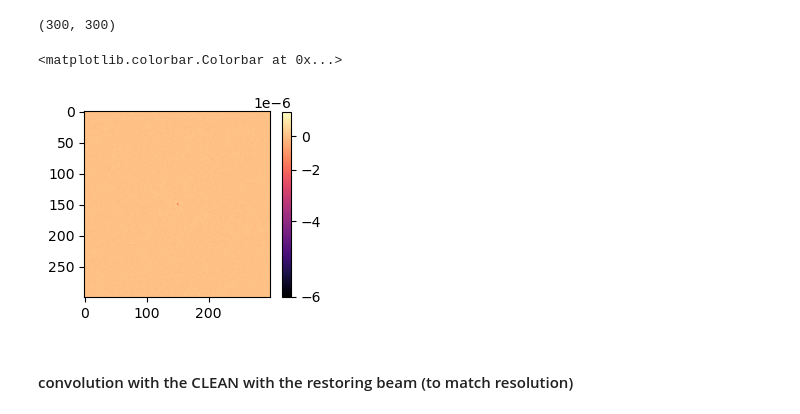
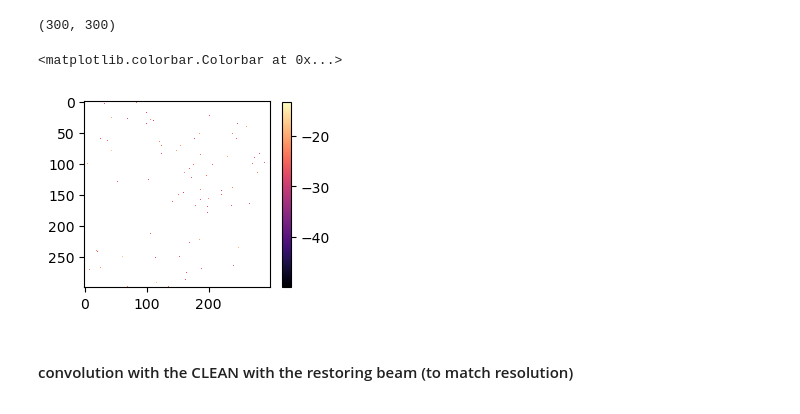
Before and after one commit to mariajmellado/frank2d, a Jupyter notebook: Notebooks/46_Testing_Frank2D_Oficial.ipynb, the cells around one changed output. Cells and saved outputs as stored; diff of their text form; code cells hidden in the pictures.

```diff
--- a/Notebooks/46_Testing_Frank2D_Oficial.ipynb
+++ b/Notebooks/46_Testing_Frank2D_Oficial.ipynb
@@ -209,7 +208,7 @@ y0, y1 = ys.min(), ys.max() + 1
 x0, x1 = xs.min(), xs.max() + 1
 
 # --- coherent crops (data and coordinate grids) ---
-data_c = data_shifted[y0:y1, x0:x1]
-X_as_c = X_as[y0:y1, x0:x1]
-Y_as_c = Y_as[y0:y1, x0:x1]
+data_clean = data_shifted[y0:y1, x0:x1]
+X_clean = X_as[y0:y1, x0:x1] # arcsecs
+Y_clean = Y_as[y0:y1, x0:x1]
 # %%
@@ -230,5 +234,5 @@ plt.colorbar(shrink = 0.8)
 # %%
-clean_img = np.flipud(data_c)
+clean_img = np.flipud(data_clean)
 # %%
 plt.figure(figsize=(3, 3))
 norm = colors.PowerNorm(gamma=0.45)
@@ -239,5 +243,5 @@ plt.show()
 # %%
-data_c = np.flipud(data_c)
+data_clean = clean_img
 # %% [markdown]
 ### Frank2D
 # %%
@@ -274,7 +272,7 @@ array([], shape=(0, 300), dtype=float64)
 # %%
-X = X_as_c
-Y = Y_as_c
-M = data_c
+X = X_clean
+Y = Y_clean
+M = data_clean
 
 x_ = X[0, :]
 y_ = Y[:, 0]
@@ -341,13 +339,13 @@ model_2.shape
 # %%
 #difference
 dif = model_1 - model_2
 plt.figure(figsize=(3,3))
-norm = colors.PowerNorm(gamma=0.45)
-plt.imshow(dif, cmap='magma', norm=norm)
+#norm = colors.PowerNorm(gamma=0.45)
+plt.imshow(np.log(dif), cmap='magma')#, norm=norm)
 plt.colorbar(shrink =0.8)
 # %% [output]
 <matplotlib.colorbar.Colorbar at 0x...>
-[figure, old version]
+[figure, new version]
 # %%
 model = model_1
 # %%
```
Also changed, not shown: parts of 25 cells of this notebook, 10 other files.
